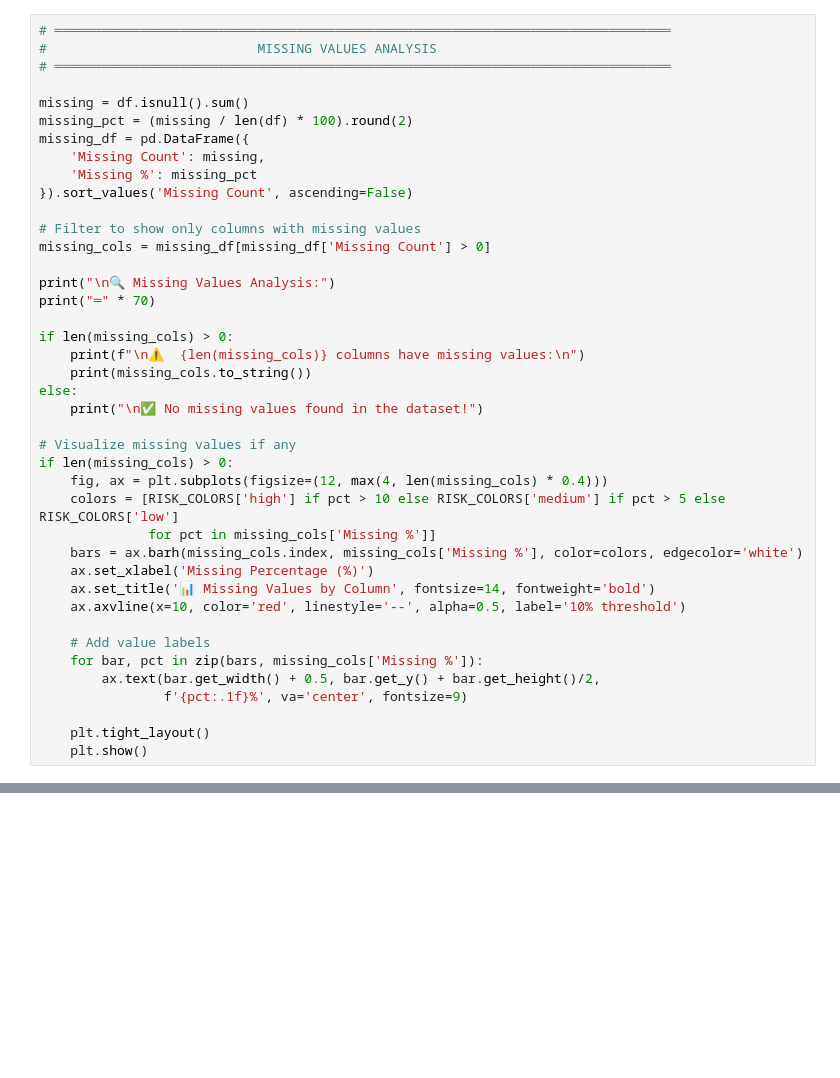
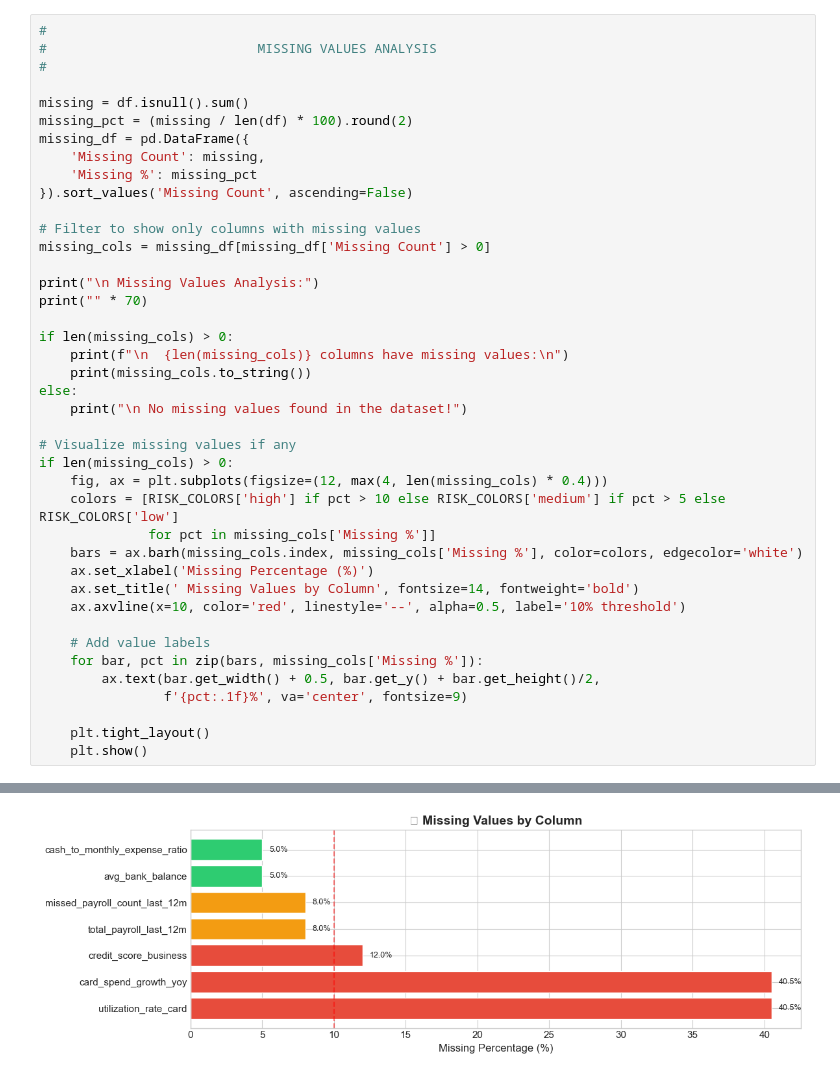
Before and after one commit to holly-agyei/mastercard-data-challenge, a Jupyter notebook: notebooks/xgboost_model_training.ipynb, the cells around one changed output, grey strips where cells are left out. Saved outputs shown, nothing was run; the diff lists cells and outputs as text; blank space fills up the shorter version.

```diff
--- a/notebooks/xgboost_model_training.ipynb
+++ b/notebooks/xgboost_model_training.ipynb
@@ -153,7 +180,7 @@ df.info()
 # %%
-# ═══════════════════════════════════════════════════════════════════════════════
+#
 #                           MISSING VALUES ANALYSIS
-# ═══════════════════════════════════════════════════════════════════════════════
+#
 
 missing = df.isnull().sum()
 missing_pct = (missing / len(df) * 100).round(2)
@@ -165,14 +192,14 @@ missing_df = pd.DataFrame({
 # Filter to show only columns with missing values
 missing_cols = missing_df[missing_df['Missing Count'] > 0]
 
-print("\n🔍 Missing Values Analysis:")
-print("═" * 70)
+print("\n Missing Values Analysis:")
+print("" * 70)
 
 if len(missing_cols) > 0:
-    print(f"\n⚠️  {len(missing_cols)} columns have missing values:\n")
+    print(f"\n  {len(missing_cols)} columns have missing values:\n")
     print(missing_cols.to_string())
 else:
-    print("\n✅ No missing values found in the dataset!")
+    print("\n No missing values found in the dataset!")
 
 # Visualize missing values if any
 if len(missing_cols) > 0:
@@ -181,7 +208,7 @@ if len(missing_cols) > 0:
               for pct in missing_cols['Missing %']]
     bars = ax.barh(missing_cols.index, missing_cols['Missing %'], color=colors, edgecolor='white')
     ax.set_xlabel('Missing Percentage (%)')
-    ax.set_title('📊 Missing Values by Column', fontsize=14, fontweight='bold')
+    ax.set_title(' Missing Values by Column', fontsize=14, fontweight='bold')
     ax.axvline(x=10, color='red', linestyle='--', alpha=0.5, label='10% threshold')
 
     # Add value labels
@@ -191,3 +218,4 @@ if len(missing_cols) > 0:
 
     plt.tight_layout()
     plt.show()
+# %% [output]
@@ -194 +235,2 @@ if len(missing_cols) > 0:
+[figure, added]
 # %%
```
Also changed, not shown: parts of 52 cells of this notebook, 10 other files.
